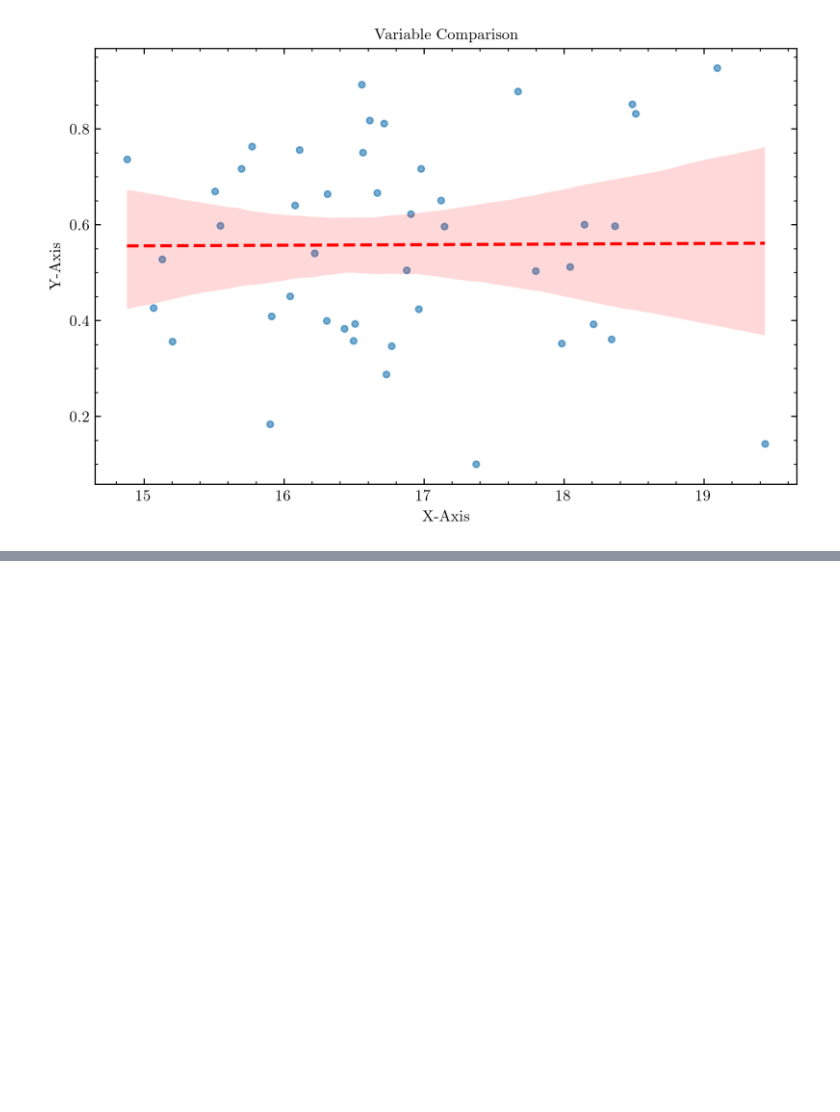
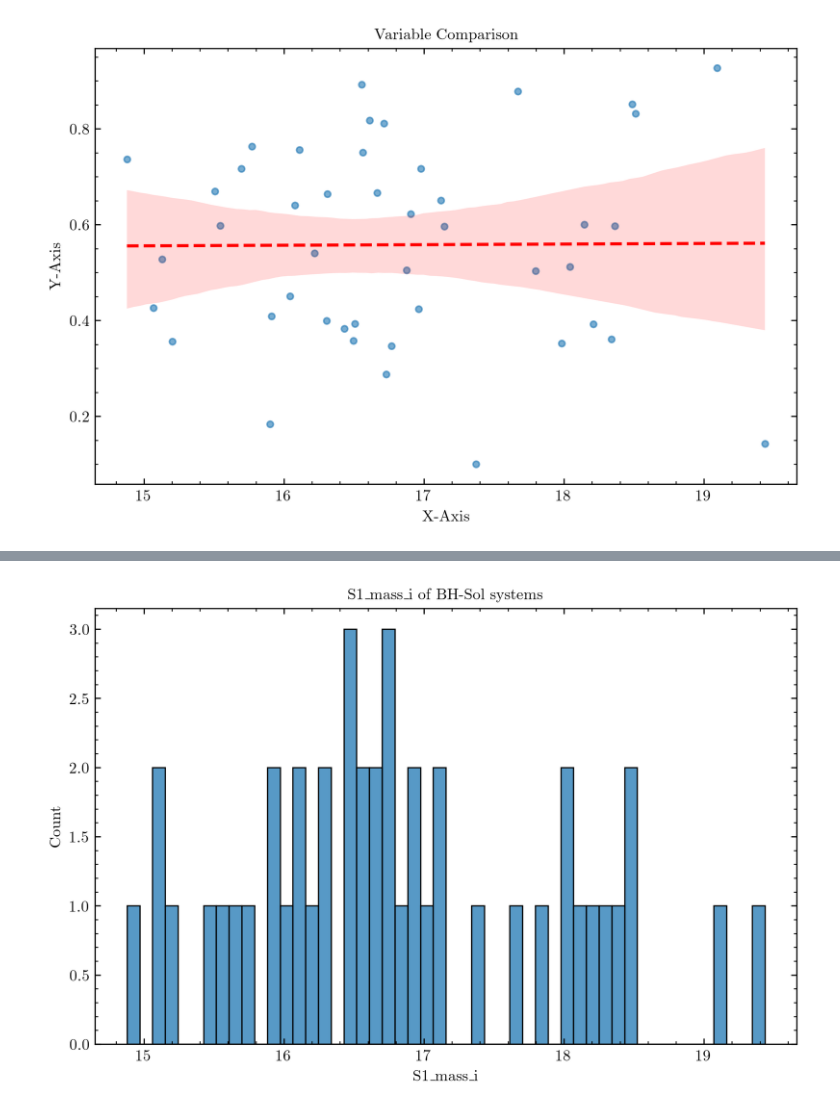
Before and after one commit to PiersonLip/solarBHs, a Jupyter notebook: Notebooks/SunLikeFilt.ipynb, the cells around one changed output, grey strips where cells are left out. Saved outputs shown, nothing was run; the diff lists cells and outputs as text; code cells hidden in the pictures; blank space fills up the shorter version.

```diff
--- a/Notebooks/SunLikeFilt.ipynb
+++ b/Notebooks/SunLikeFilt.ipynb
@@ -318,0 +337,18 @@ xVsY(useDF=False, xvar=pOneline['S1_mass_i'], yvar=bhSolRows['eccentricity'], fi
+# %%
+fig, ax = plt.subplots(figsize=(8,5))
+
+var = 'S1_mass_i'
+sns.histplot(pOneline[var], bins=50, ax=ax)
+
+title = f'{var} of BH-Sol systems'
+
+ax.set_title(title)
+ax.set_xlabel(var)
+ax.set_ylabel('Count')
+
+clean_name = title.replace(' ', '_').replace('/', '-') + '.pgf'
+plt.savefig(graphSave / clean_name, bbox_inches='tight')
+
+plt.show()
+# %% [output]
+[figure, added]
```
Also changed, not shown: parts of 2 cells of this notebook, 3 other files.
